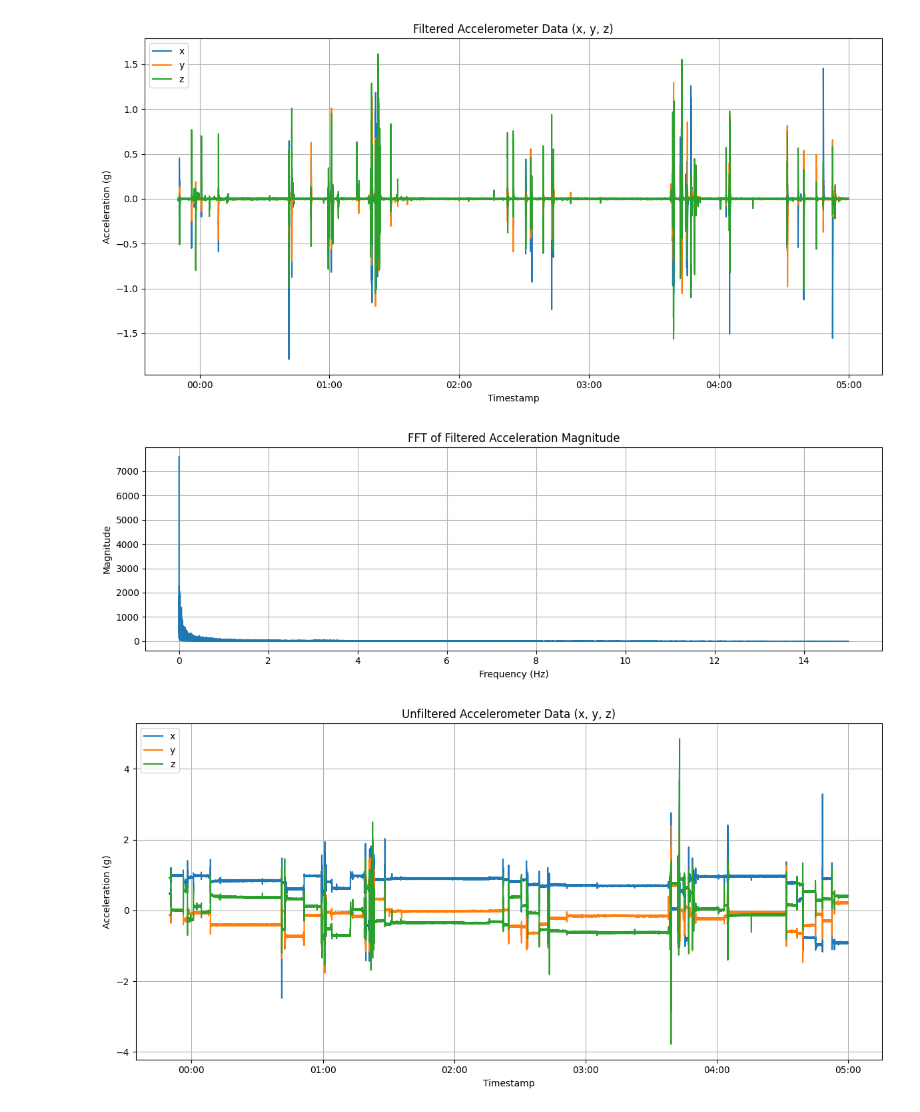
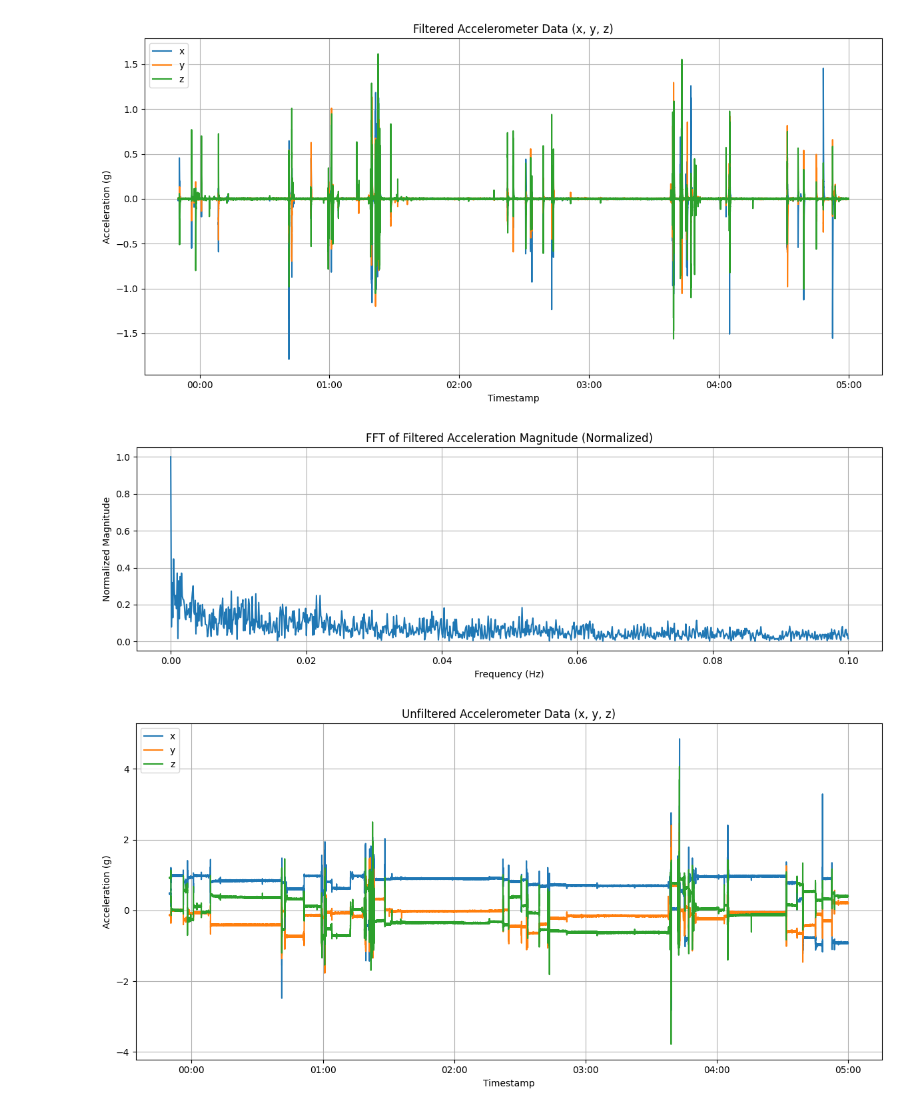
Before and after one commit to gerhardpazout/btd_project, a Jupyter notebook: data_analysis_tool/app.ipynb, the cells around one changed output. Drawn from its saved outputs; the diff is of its cells as text; code cells hidden in the pictures.

Commit message:
[TASK] Add normalization and range filter to FFT

```diff
--- a/data_analysis_tool/app.ipynb
+++ b/data_analysis_tool/app.ipynb
@@ -138,37 +138,46 @@ if 'temp' in unfiltered_data.columns:
 fig3, ax3 = plt.subplots(figsize=(12, 6))
 for col in y_axes_cols:
     if col in raw_data.columns:
         ax3.plot(raw_data[timestamp_col], raw_data[col], label=col)
 ax3.set_xlabel('Timestamp')
 ax3.set_ylabel('Acceleration (g)')
 ax3.legend(loc='upper left')
 ax3.set_title('Filtered Accelerometer Data (x, y, z)')
 ax3.xaxis.set_major_formatter(mdates.DateFormatter('%H:%M'))
 ax3.grid(True)
 fig3.tight_layout()
 display(fig3)
 _ = None
 
 # %% 9) Plot — FFT of filtered acceleration magnitude
 acc = raw_data[['x', 'y', 'z']].dropna().values
 mag = np.linalg.norm(acc, axis=1)
 freqs = np.fft.fftfreq(len(mag), d=1.0/sampling_rate_hz)
 spectrum = np.abs(np.fft.fft(mag))
+spectrum = spectrum / np.max(spectrum)  # normalize
 
 fig4, ax4 = plt.subplots(figsize=(12, 4))
-ax4.plot(freqs[:len(freqs)//2], spectrum[:len(freqs)//2])
-ax4.set_title("FFT of Filtered Acceleration Magnitude")
+mask = (freqs >= 0) & (freqs <= 0.1)
+ax4.plot(freqs[mask], spectrum[mask])
+ax4.set_title("FFT of Filtered Acceleration Magnitude (Normalized)")
 ax4.set_xlabel("Frequency (Hz)")
-ax4.set_ylabel("Magnitude")
+ax4.set_ylabel("Normalized Magnitude")
 ax4.grid(True)
 fig4.tight_layout()
 display(fig4)
 _ = None
+
+# %% 10) (Optional) Down-sample if the plot gets crowded
+# raw_data_resampled = (raw_data
+#                       .set_index(timestamp_col)
+#                       .resample('1min').mean()
+#                       .dropna(how='all')
+#                       .reset_index())
 # %% [output]
 [figure]
 [figure]
 [figure]
-[figure, old version]
+[figure, new version]
 [figure]
 [figure]
 [figure]
```
Also changed, not shown: parts of 1 cell of this notebook.
